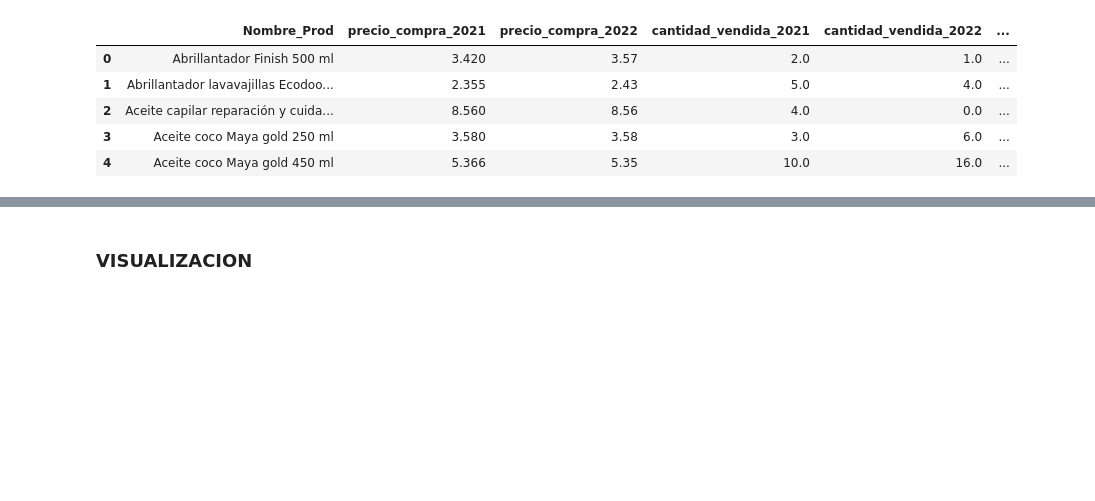
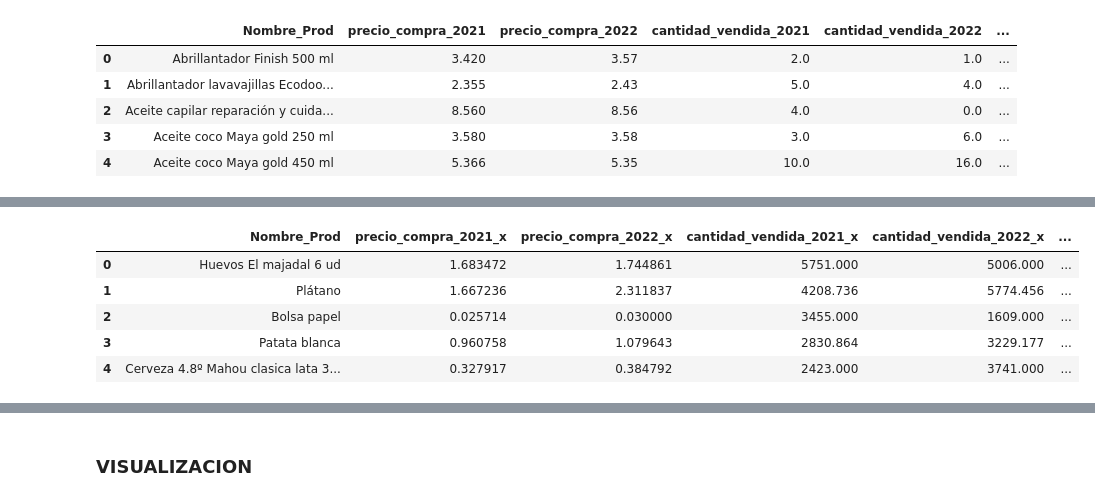
Before and after one commit to Factoria-F5-AI-Bootcamp-1-Edicion/Proyecto_Osa, a Jupyter notebook: EDA_Osa.ipynb, the cells around one changed output, grey strips where cells are left out. Cells and saved outputs as stored; diff of their text form; code cells hidden in the pictures; blank space fills up the shorter version.

```diff
--- a/EDA_Osa.ipynb
+++ b/EDA_Osa.ipynb
@@ -377,0 +414,11 @@ Osa_inflation.head()
+# %%
+# Eliminamos valores Nulos
+top_600 = top_600.dropna()
+top_600.head(5)
+# %% [output]
+|  | Nombre_Prod | precio_compra_2021_x | precio_compra_2022_x | cantidad_vendida_2021_x | cantidad_vendida_2022_x | ... |
+| 0 | Huevos El majadal 6 ud | 1.683472 | 1.744861 | 5751.000 | 5006.000 | ... |
+| 1 | Plátano | 1.667236 | 2.311837 | 4208.736 | 5774.456 | ... |
+| 2 | Bolsa papel | 0.025714 | 0.030000 | 3455.000 | 1609.000 | ... |
+| 3 | Patata blanca | 0.960758 | 1.079643 | 2830.864 | 3229.177 | ... |
+| 4 | Cerveza 4.8º Mahou clasica lata 3... | 0.327917 | 0.384792 | 2423.000 | 3741.000 | ... |
```
Also changed, not shown: parts of 22 cells of this notebook.
